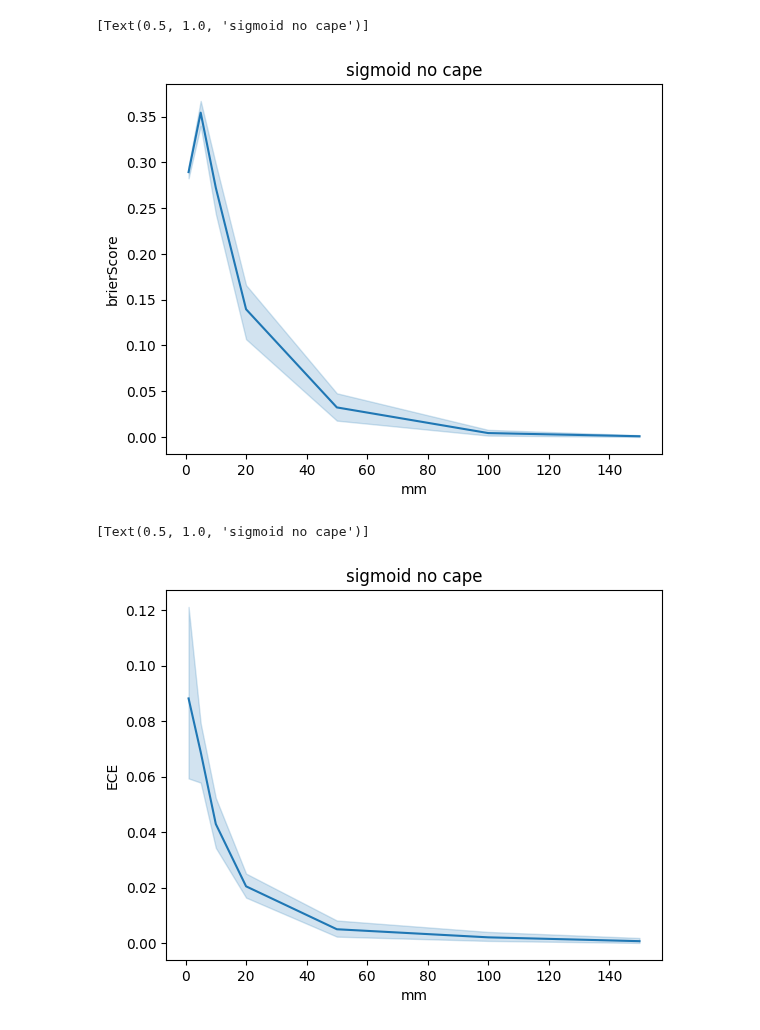
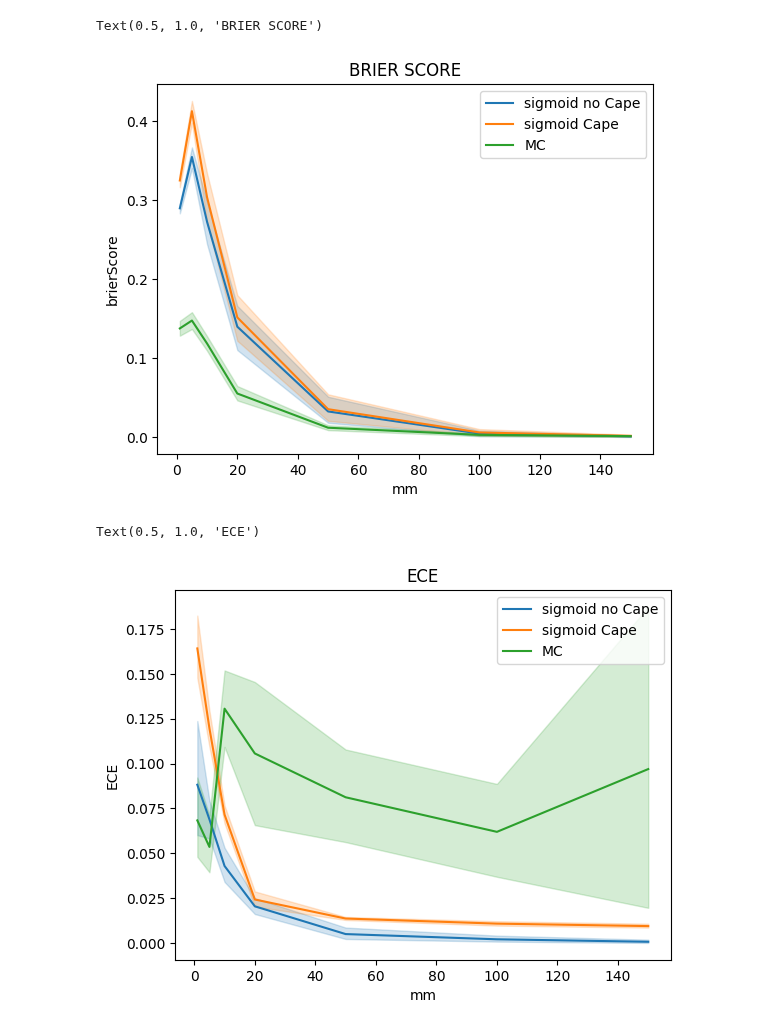
Before and after one commit to simone7monaco/rainfall-prediction, a Jupyter notebook: notebooks/plot.ipynb, the cells around one changed output. Drawn from its saved outputs; the diff is of its cells as text; code cells hidden in the pictures.

Commit message:
plot

```diff
--- a/notebooks/plot.ipynb
+++ b/notebooks/plot.ipynb
@@ -8,0 +6,8 @@ title = "sigmoid no cape"
+# %%
+dfs = [pd.DataFrame(), pd.DataFrame(), pd.DataFrame()]
+csvs = ['sigmoid_no_Cape.csv', 'L1_loss_sigmoid.csv', 'L1_loss_MC.csv']
+titles = ['sigmoid no Cape', 'sigmoid Cape', 'MC']
+
+for i in range(len(dfs)):
+	dfs[i] = pd.read_csv(csvs[i])
+	dfs[i].head()
@@ -9,25 +22,33 @@ title = "sigmoid no cape"
 # %%
-
-brier_scores = pd.DataFrame(columns=["mm", "brierScore"])
-ECE = pd.DataFrame(columns=["mm", "ECE"])
-KL = pd.DataFrame(columns=["mm", "KL"])
+brier_scores = []
+ECE = []
+KL = []
 thresholds = [1,5,10,20,50,100,150]
-for th in thresholds:
-    for d in df[f"Brier score {th} mm"].to_list():
-        brier_scores = pd.concat([brier_scores, pd.DataFrame([[th, d]], columns=["mm", "brierScore"])], ignore_index=True)
-    for d in df[f"ECE {th} mm"].to_list():
-        ECE = pd.concat([ECE, pd.DataFrame([[th, d]], columns=["mm", "ECE"])], ignore_index=True)
-    for d in df[f"KL {th} mm"].to_list():
-        KL = pd.concat([KL, pd.DataFrame([[th, d]], columns=["mm", "KL"])], ignore_index=True)
+for i in range(len(dfs)):
+    brier_scores.append(pd.DataFrame(columns=["mm", "brierScore"]))
+    ECE.append(pd.DataFrame(columns=["mm", "ECE"]))
+    KL.append(pd.DataFrame(columns=["mm", "KL"]))
+    for th in thresholds:
+        for d in dfs[i][f"Brier score {th} mm"].to_list():
+            brier_scores[i] = pd.concat([brier_scores[i], pd.DataFrame([[th, d]], columns=["mm", "brierScore"])], ignore_index=True)
+        for d in dfs[i][f"ECE {th} mm"].to_list():
+            ECE[i] = pd.concat([ECE[i], pd.DataFrame([[th, d]], columns=["mm", "ECE"])], ignore_index=True)
+        for d in dfs[i][f"KL {th} mm"].to_list():
+            KL[i] = pd.concat([KL[i], pd.DataFrame([[th, d]], columns=["mm", "KL"])], ignore_index=True)
 # %%
-
-sns.lineplot(data=brier_scores, x="mm", y="brierScore").set(title=title)
+for i in range(len(dfs)):
+	sns.lineplot(data=brier_scores[i], x="mm", y="brierScore", label=titles[i])
+plt.legend()
+plt.title("BRIER SCORE")
 # %% [output]
-[Text(0.5, 1.0, 'sigmoid no cape')]
+Text(0.5, 1.0, 'BRIER SCORE')
-[figure, old version]
+[figure, new version]
 # %%
-sns.lineplot(data=ECE, x="mm", y="ECE").set(title=title)
+for i in range(len(dfs)):
+	sns.lineplot(data=ECE[i], x="mm", y="ECE", label=titles[i])
+plt.legend()
+plt.title("ECE")
 # %% [output]
-[Text(0.5, 1.0, 'sigmoid no cape')]
+Text(0.5, 1.0, 'ECE')
-[figure, old version]
+[figure, new version]
 # %%
```
Also changed, not shown: parts of 5 cells of this notebook.
